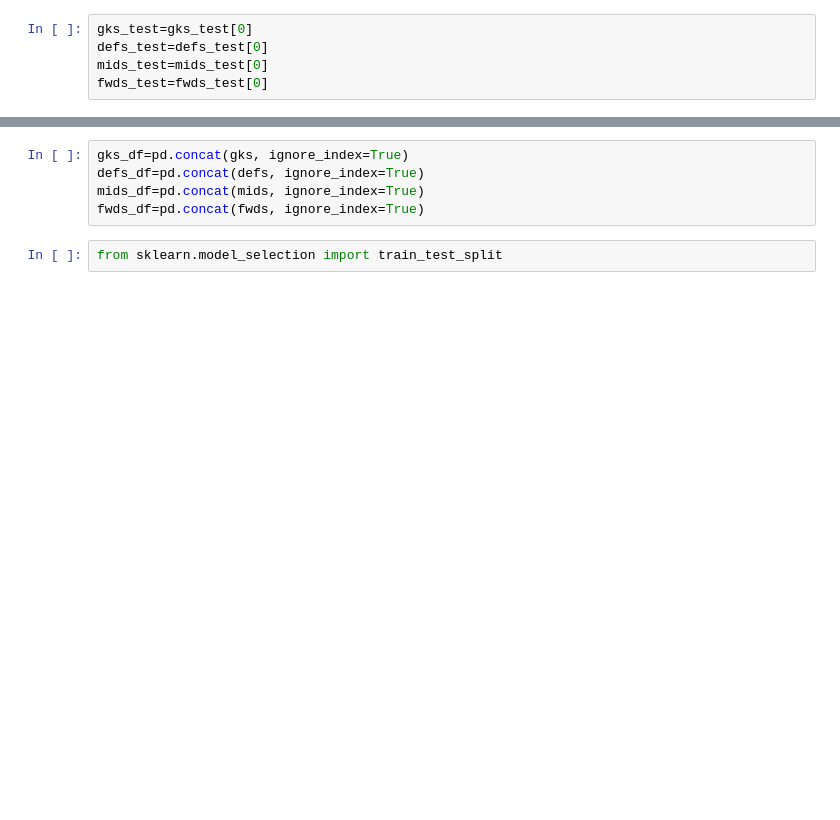
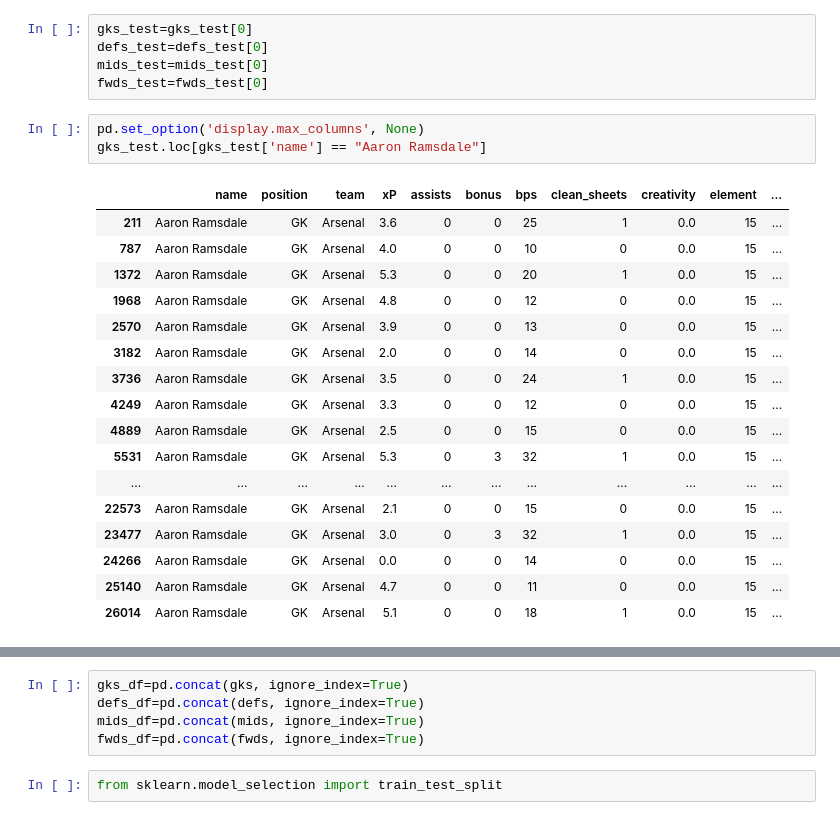
Before and after one commit to m-mukund/AI-Powered-Fantasy-Premier-League-Optimization-Platform, a Jupyter notebook: FPL_predictor.ipynb, the cells around one changed output, grey strips where cells are left out. Cells and saved outputs as stored; diff of their text form; blank space fills up the shorter version.

```diff
--- a/FPL_predictor.ipynb
+++ b/FPL_predictor.ipynb
@@ -73,3 +126,24 @@ gks_test=gks_test[0]
 defs_test=defs_test[0]
 mids_test=mids_test[0]
 fwds_test=fwds_test[0]
+# %%
+pd.set_option('display.max_columns', None)
+gks_test.loc[gks_test['name'] == "Aaron Ramsdale"]
+# %% [output]
+|  | name | position | team | xP | assists | bonus | bps | clean_sheets | creativity | element | ... |
+| 211 | Aaron Ramsdale | GK | Arsenal | 3.6 | 0 | 0 | 25 | 1 | 0.0 | 15 | ... |
+| 787 | Aaron Ramsdale | GK | Arsenal | 4.0 | 0 | 0 | 10 | 0 | 0.0 | 15 | ... |
+| 1372 | Aaron Ramsdale | GK | Arsenal | 5.3 | 0 | 0 | 20 | 1 | 0.0 | 15 | ... |
+| 1968 | Aaron Ramsdale | GK | Arsenal | 4.8 | 0 | 0 | 12 | 0 | 0.0 | 15 | ... |
+| 2570 | Aaron Ramsdale | GK | Arsenal | 3.9 | 0 | 0 | 13 | 0 | 0.0 | 15 | ... |
+| 3182 | Aaron Ramsdale | GK | Arsenal | 2.0 | 0 | 0 | 14 | 0 | 0.0 | 15 | ... |
+| 3736 | Aaron Ramsdale | GK | Arsenal | 3.5 | 0 | 0 | 24 | 1 | 0.0 | 15 | ... |
+| 4249 | Aaron Ramsdale | GK | Arsenal | 3.3 | 0 | 0 | 12 | 0 | 0.0 | 15 | ... |
+| 4889 | Aaron Ramsdale | GK | Arsenal | 2.5 | 0 | 0 | 15 | 0 | 0.0 | 15 | ... |
+| 5531 | Aaron Ramsdale | GK | Arsenal | 5.3 | 0 | 3 | 32 | 1 | 0.0 | 15 | ... |
+| ... | ... | ... | ... | ... | ... | ... | ... | ... | ... | ... | ... |
+| 22573 | Aaron Ramsdale | GK | Arsenal | 2.1 | 0 | 0 | 15 | 0 | 0.0 | 15 | ... |
+| 23477 | Aaron Ramsdale | GK | Arsenal | 3.0 | 0 | 3 | 32 | 1 | 0.0 | 15 | ... |
+| 24266 | Aaron Ramsdale | GK | Arsenal | 0.0 | 0 | 0 | 14 | 0 | 0.0 | 15 | ... |
+| 25140 | Aaron Ramsdale | GK | Arsenal | 4.7 | 0 | 0 | 11 | 0 | 0.0 | 15 | ... |
+| 26014 | Aaron Ramsdale | GK | Arsenal | 5.1 | 0 | 0 | 18 | 1 | 0.0 | 15 | ... |
```
Also changed, not shown: parts of 15 cells of this notebook.
